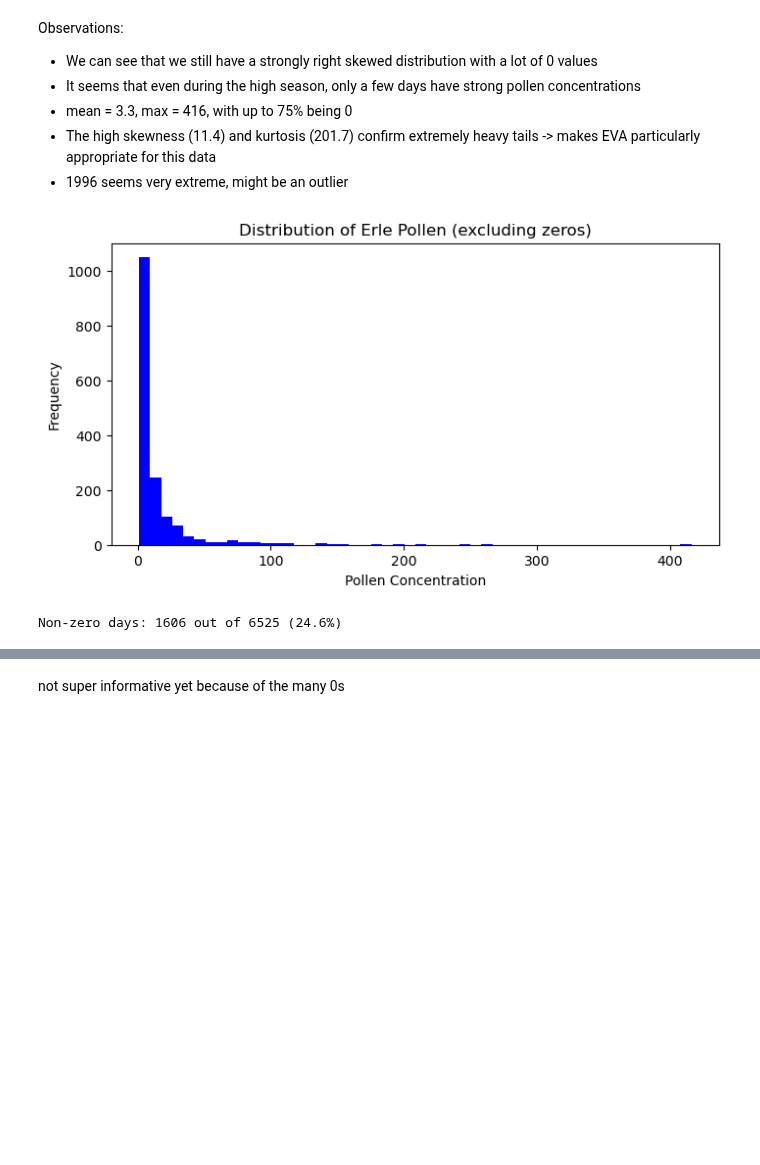
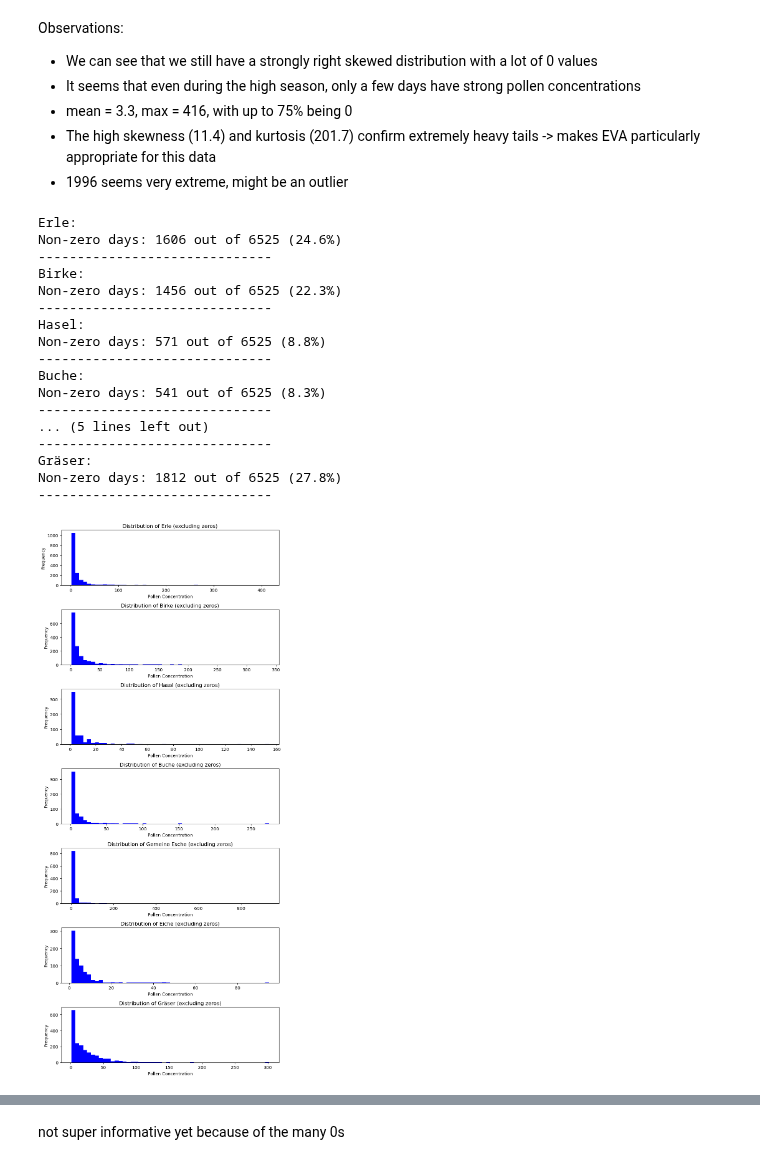
Before and after one commit to lnhrnndz/ESC403-Intro-to-Data-Science-Project, a Jupyter notebook: 04 Extreme Value Analysis.ipynb, the cells around one changed output, grey strips where cells are left out. Drawn from its saved outputs; the diff is of its cells as text; code cells hidden in the pictures; blank space fills up the shorter version.

```diff
--- a/04 Extreme Value Analysis.ipynb
+++ b/04 Extreme Value Analysis.ipynb
@@ -595,15 +1086,47 @@ Observations:
 - 1996 seems very extreme, might be an outlier
 # %%
 # plot non zero days:
-erle_nonzero = erle_season[erle_season > 0]
-erle_nonzero.plot(kind="hist", bins=50, color="blue",title="Distribution of Erle Pollen (excluding zeros)", figsize=(8, 4))
-plt.xlabel("Pollen Concentration")
-plt.ylabel("Frequency")
+fig, axes = plt.subplots(len(pollen_cols), 1, figsize=(8, 18))
+for i, col in enumerate(pollen_cols):
+    season = df.loc[df.index.month.isin([1, 2, 3, 4, 5, 6]), col]
+    pollen_nonzero = season[season > 0]
+    pollen_nonzero.plot(
+        kind="hist",
+        bins=50,
+        ax=axes[i],
+        color="blue",
+        title=f"Distribution of {pollen_names[i]} (excluding zeros)"
+    )
+    axes[i].set_xlabel("Pollen Concentration")
+    axes[i].set_ylabel("Frequency")
+
+    # only around 25% are non-zero values even after only including the season months
+    print(f"{pollen_names[i]}:")
+    print(
+        f"Non-zero days: {len(pollen_nonzero)} out of {len(season)} "
+        f"({len(pollen_nonzero) / len(season) * 100:.1f}%)"
+    )
+    print("------------------------------")
+
+plt.tight_layout()
 plt.show()
-
-print(f"Non-zero days: {len(erle_nonzero)} out of {len(erle_season)} ({len(erle_nonzero)/len(erle_season)*100:.1f}%)")
-# only around 25% are non-zero values even after only including the season months
 # %% [output]
+Erle:
+Non-zero days: 1606 out of 6525 (24.6%)
+------------------------------
+Birke:
+Non-zero days: 1456 out of 6525 (22.3%)
+------------------------------
+Hasel:
+Non-zero days: 571 out of 6525 (8.8%)
+------------------------------
+Buche:
+Non-zero days: 541 out of 6525 (8.3%)
+------------------------------
+... (5 lines left out)
+------------------------------
+Gräser:
+Non-zero days: 1812 out of 6525 (27.8%)
+------------------------------
-[figure, old version]
+[figure, new version]
-Non-zero days: 1606 out of 6525 (24.6%)
 # %%
```
Also changed, not shown: parts of 52 cells of this notebook, 1 other file.
